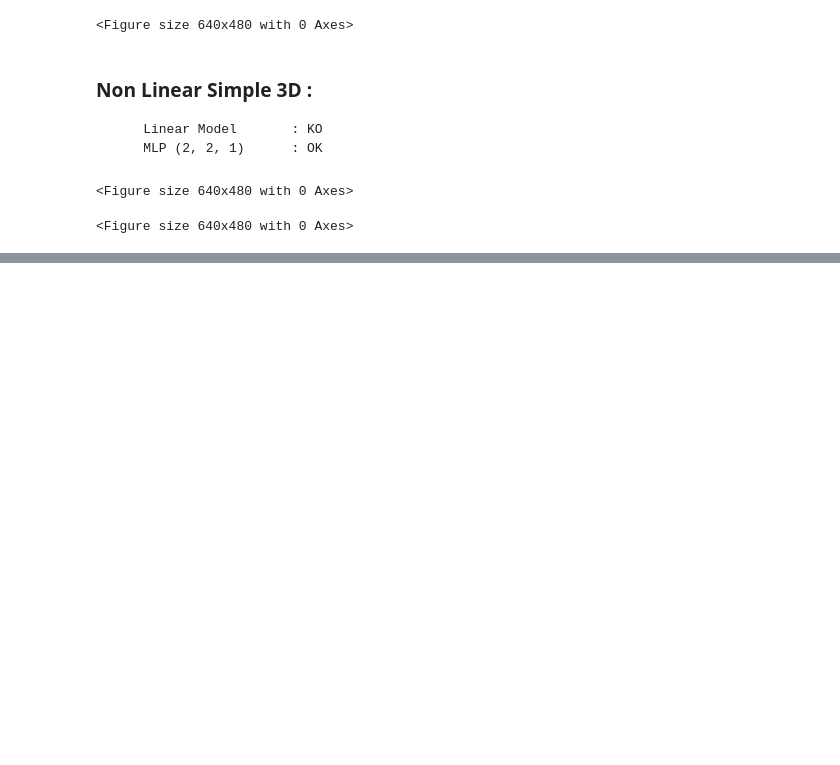
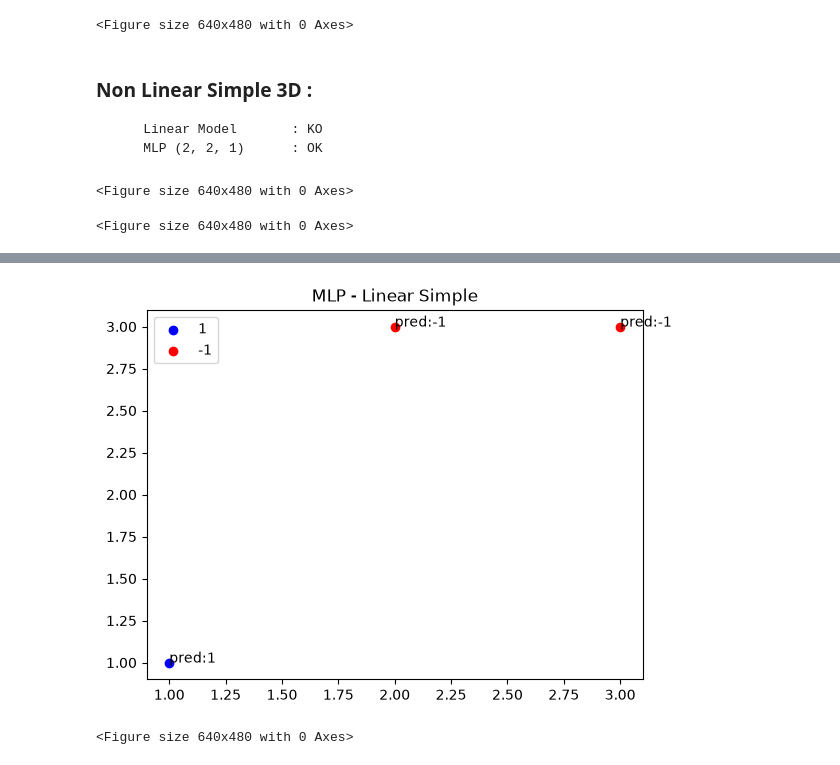
Before and after one commit to sangeric/projet_annuel_IABD, a Jupyter notebook: python_client/test_case.ipynb, the cells around one changed output, grey strips where cells are left out. Saved outputs shown, nothing was run; the diff lists cells and outputs as text; code cells hidden in the pictures; blank space fills up the shorter version.

```diff
--- a/python_client/test_case.ipynb
+++ b/python_client/test_case.ipynb
@@ -835,0 +878,36 @@ plt.clf()
+# %%
+from cffi import FFI
+ffi_mlp = FFI()
+ffi_mlp.cdef("""
+    void* mlp_create(
+        const uint32_t* layer_sizes,
+        size_t n_layers,
+        const char* activation,
+        const char* output_activation
+    );
+    void mlp_train(
+        void* mlp,
+        const float* x_data, size_t x_rows, size_t x_cols,
+        const float* y_data, size_t y_rows, size_t y_cols,
+        size_t epochs,
+        float learning_rate
+    );
+    void mlp_predict_classes(
+        const void* mlp,
+        const float* x_data, size_t x_rows, size_t x_cols,
+        uint32_t* out_predictions
+    );
+    void mlp_predict_raw(
+        const void* mlp,
+        const float* x_data, size_t x_rows, size_t x_cols,
+        float* out_predictions
+    );
+    void mlp_destroy(void* mlp);
+""", override=True)
+
+if os.name != "Windows":
+    lib_path = os.path.abspath("../felidae_classifier/target/release/libfelidae_classifier.so")
+else:
+    lib_path = os.path.abspath("../felidae_classifier/target/release/felidae_classifier.dll")
+
+mlp_lib = ffi_mlp.dlopen(lib_path)
@@ -835,0 +957,12 @@ plt.clf()
+# %%
+plt.scatter(X[0,0], X[0,1], color='blue', label='1')
+plt.scatter(X[1:,0], X[1:,1], color='red', label='-1')
+colors = ['blue' if p == 1 else 'red' for p in preds]
+for i in range(len(X)):
+    plt.annotate(f'pred:{preds[i]}', (X[i,0], X[i,1]))
+plt.legend()plt.title("MLP - Linear Simple")
+plt.show()
+plt.clf()
+# %% [output]
+[figure, added]
+<Figure size 640x480 with 0 Axes>
```
Also changed, not shown: parts of 31 cells of this notebook, 25 other files.
